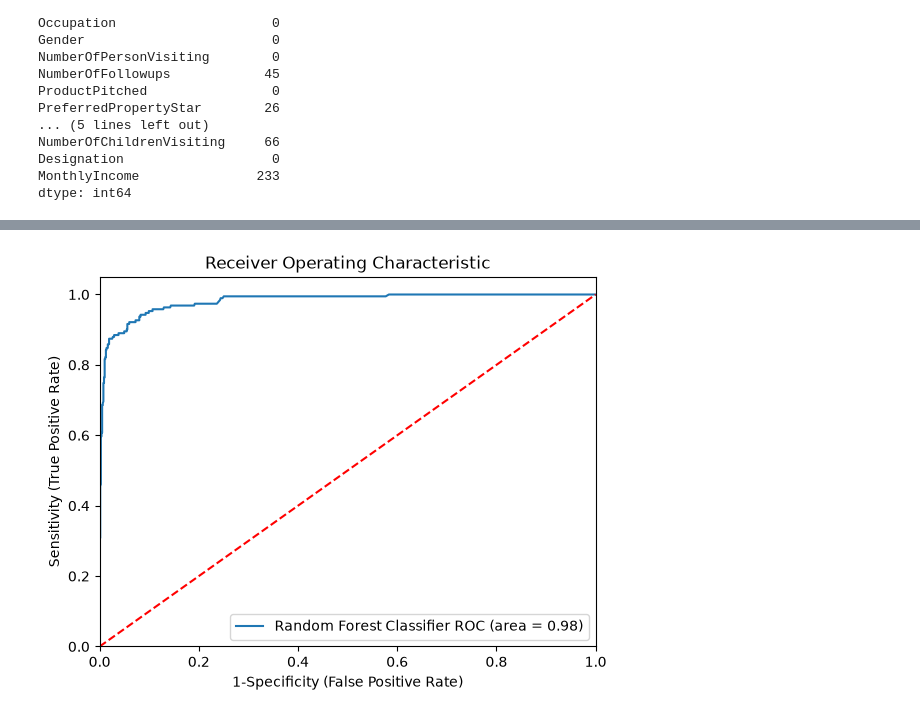
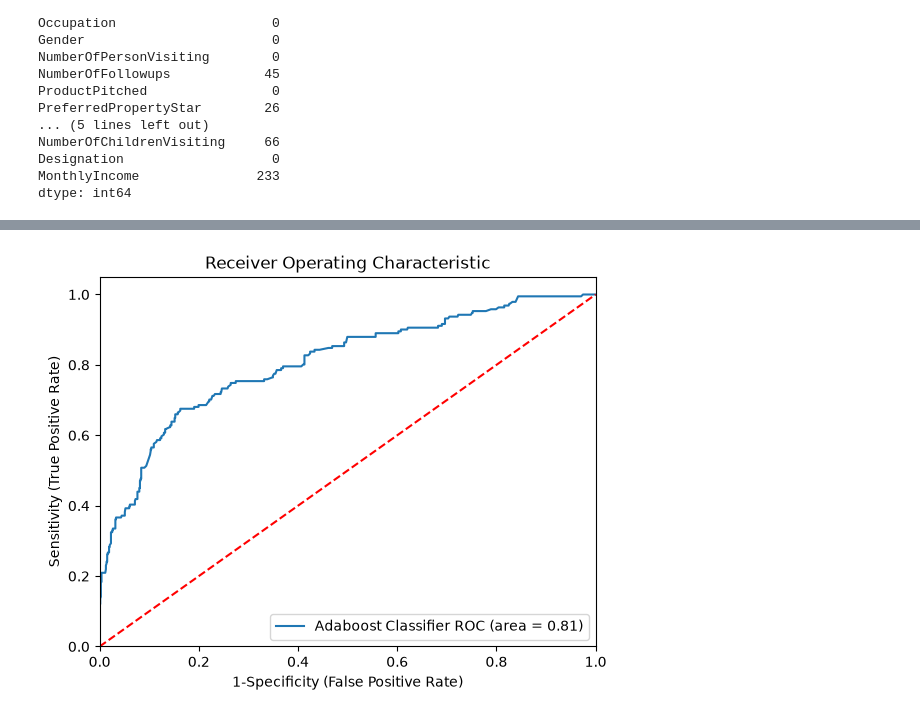
Before and after one commit to SaurabhKumarTech/Random-Forest-Travel-Prediction, a Jupyter notebook: Randomforest.ipynb, the cells around one changed output, grey strips where cells are left out. Drawn from its saved outputs; the diff is of its cells as text; code cells hidden in the pictures.

Commit message:
Added AdaBoost classifier

```diff
--- a/Randomforest.ipynb
+++ b/Randomforest.ipynb
@@ -364,25 +389,17 @@ randomcv_models
 from sklearn.model_selection import RandomizedSearchCV
 
 model_param = {}
-
 for name, model, params in randomcv_models:
-
-    random = RandomizedSearchCV(
-        estimator=model,
-        param_distributions=params,
-        n_iter=100,
-        cv=3,
-        verbose=2,
-        n_jobs=-1,
-        random_state=42
-    )
-
+    random = RandomizedSearchCV(estimator=model,
+                                   param_distributions=params,
+                                   n_iter=100,
+                                   cv=3,
+                                   verbose=2,
+                                   n_jobs=-1)
     random.fit(X_train, y_train)
-
     model_param[name] = random.best_params_
 
 for model_name in model_param:
-
     print(f"---------------- Best Params for {model_name} -------------------")
     print(model_param[model_name])
 # %% [output]
@@ -467,46 +502,64 @@ Model performance for Test set
 ===================================
 # %%
-from sklearn.metrics import roc_curve, roc_auc_score
+## Plot ROC AUC Curve
+
+from sklearn.metrics import roc_auc_score, roc_curve
+from sklearn.ensemble import AdaBoostClassifier
 import matplotlib.pyplot as plt
-
-model = RandomForestClassifier(
-    n_estimators=1000,
-    min_samples_split=2,
-    max_features=7,
-    max_depth=None,
-    random_state=42
-)
-
-model.fit(X_train, y_train)
-
-y_prob = model.predict_proba(X_test)[:, 1]
-
-fpr, tpr, thresholds = roc_curve(y_test, y_prob)
-
-auc_score = roc_auc_score(y_test, y_prob)
 
 plt.figure()
 
-plt.plot(
-    fpr,
-    tpr,
-    label='Random Forest Classifier ROC (area = %0.2f)' % auc_score
-)
+# Add the models to the list that you want to view on the ROC plot
+auc_models = [
+    {
+        'label': 'Adaboost Classifier',
+        'model': AdaBoostClassifier(
+            n_estimators=80,
+            learning_rate=1.0,
+            random_state=42
+        )
+    }
+]
 
+# Create loop through all models
+for algo in auc_models:
+
+    model = algo['model']
+
+    # Train the model
+    model.fit(X_train, y_train)
+
+    # Get probability predictions
+    y_pred_proba = model.predict_proba(X_test)[:, 1]
+
+    # Compute False Positive Rate and True Positive Rate
+    fpr, tpr, thresholds = roc_curve(y_test, y_pred_proba)
+
+    # Calculate AUC
+    roc_auc = roc_auc_score(y_test, y_pred_proba)
+
+    # Plot ROC curve
+    plt.plot(
+        fpr,
+        tpr,
+        label='%s ROC (area = %0.2f)' % (algo['label'], roc_auc)
+    )
+
+# Custom settings for the plot
 plt.plot([0, 1], [0, 1], 'r--')
 
 plt.xlim([0.0, 1.0])
 plt.ylim([0.0, 1.05])
 
 plt.xlabel('1-Specificity (False Positive Rate)')
 plt.ylabel('Sensitivity (True Positive Rate)')
 
 plt.title('Receiver Operating Characteristic')
 
 plt.legend(loc="lower right")
 
 plt.savefig("auc.png")
 
 plt.show()
 # %% [output]
-[figure, old version]
+[figure, new version]
```
Also changed, not shown: parts of 18 cells of this notebook.
